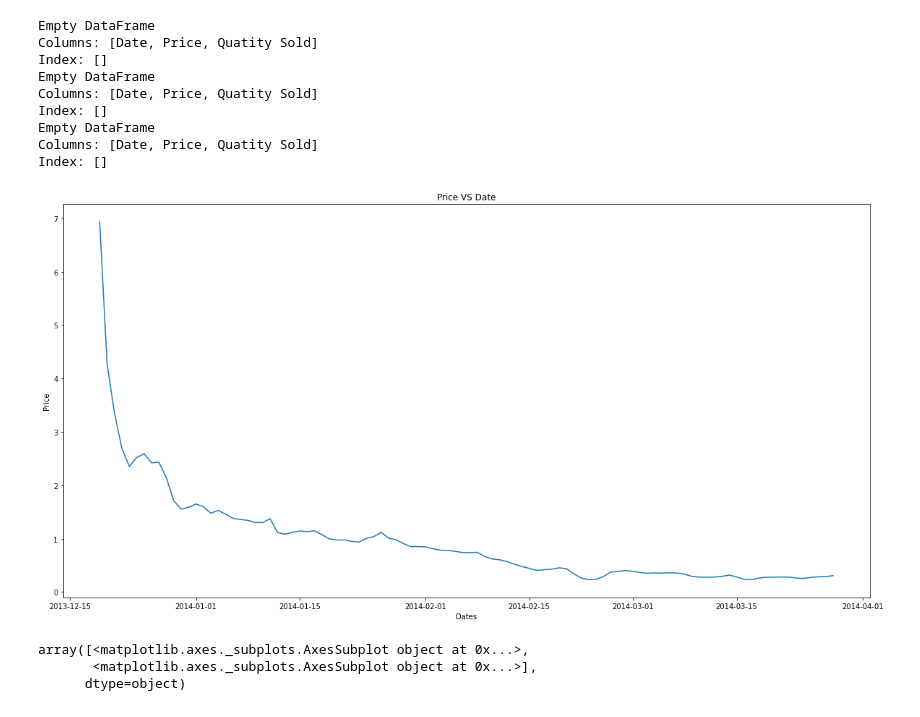
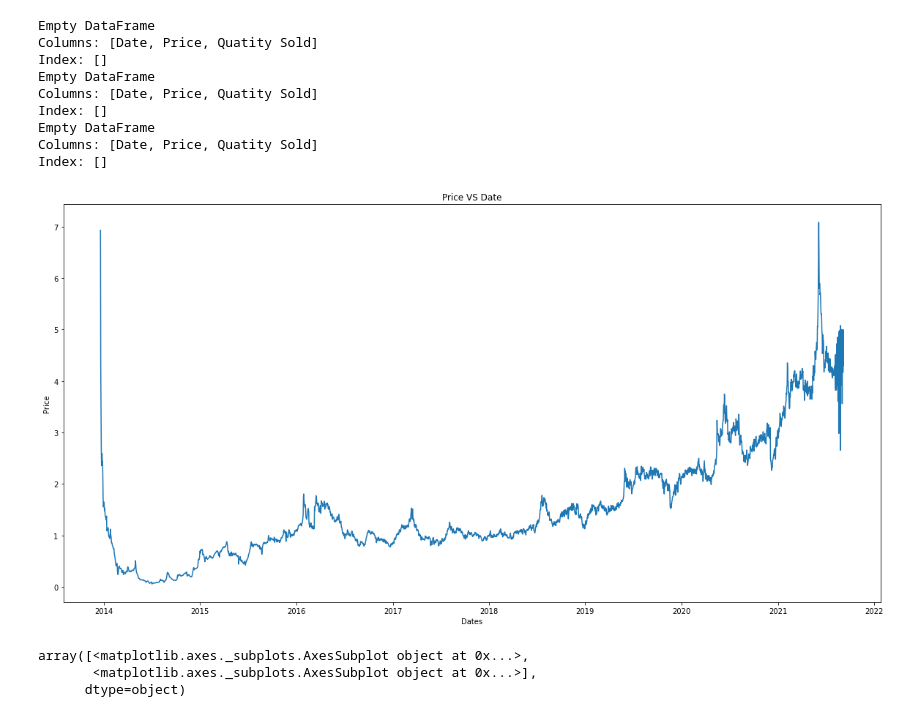
Before and after one commit to basharbme/Steam_Price_Predictor, a Jupyter notebook: ML/Predictor_Regression.ipynb, the cells around one changed output. Cells and saved outputs as stored; diff of their text form; code cells hidden in the pictures.

```diff
--- a/ML/Predictor_Regression.ipynb
+++ b/ML/Predictor_Regression.ipynb
@@ -88,12 +85,12 @@ Index: []
 # %%
 plt.figure(figsize=(20,10))
 plt.title('Price VS Date')
 plt.xlabel('Dates')
 plt.ylabel('Price')
-plt.plot(item['Date'][:100], item['Price'][:100])
+plt.plot(item['Date'], item['Price'])
 plt.show()
 # %% [output]
-[figure, old version]
+[figure, new version]
 # %%
 #Density plots
 item[['Price', 'Quatity Sold']].plot(kind='density', subplots=True, sharex=False)
```
Also changed, not shown: parts of 42 cells of this notebook.
